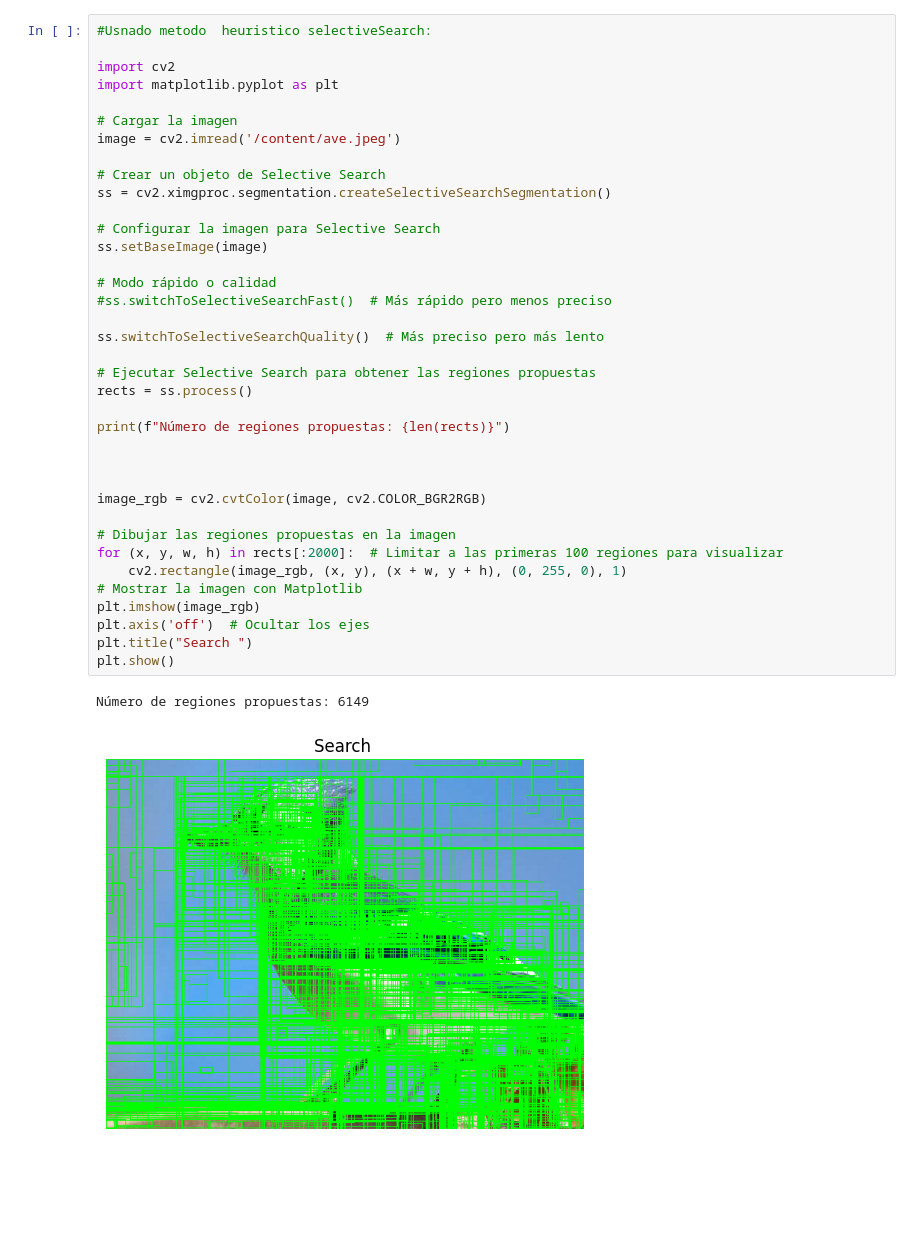
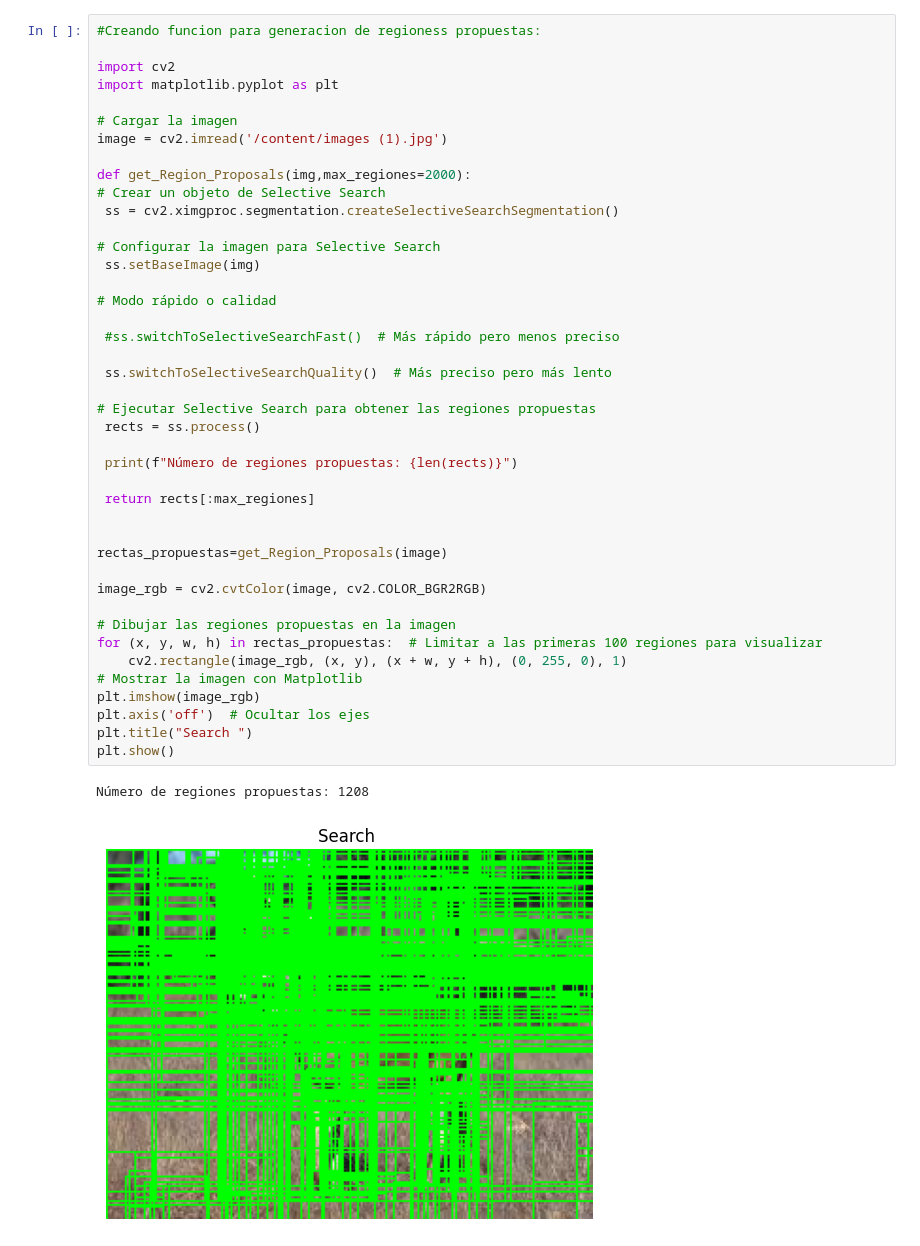
Before and after one commit to JuniorHZ19/CNN-PARA-DETECION-DE-OBJETOS, a Jupyter notebook: Regiones_Propuestas.ipynb, the cells around one changed output. Cells and saved outputs as stored; diff of their text form; blank space fills up the shorter version.

```diff
--- a/Regiones_Propuestas.ipynb
+++ b/Regiones_Propuestas.ipynb
@@ -26,40 +28,45 @@ Successfully installed opencv-contrib-python-4.10.0.84
 # %%
-#Usnado metodo  heuristico selectiveSearch:
+#Creando funcion para generacion de regioness propuestas:
 
 import cv2
 import matplotlib.pyplot as plt
 
 # Cargar la imagen
-image = cv2.imread('/content/ave.jpeg')
+image = cv2.imread('/content/images (1).jpg')
 
+def get_Region_Proposals(img,max_regiones=2000):
 # Crear un objeto de Selective Search
-ss = cv2.ximgproc.segmentation.createSelectiveSearchSegmentation()
+ ss = cv2.ximgproc.segmentation.createSelectiveSearchSegmentation()
 
 # Configurar la imagen para Selective Search
-ss.setBaseImage(image)
+ ss.setBaseImage(img)
 
 # Modo rápido o calidad
-#ss.switchToSelectiveSearchFast()  # Más rápido pero menos preciso
 
-ss.switchToSelectiveSearchQuality()  # Más preciso pero más lento
+ #ss.switchToSelectiveSearchFast()  # Más rápido pero menos preciso
+
+ ss.switchToSelectiveSearchQuality()  # Más preciso pero más lento
 
 # Ejecutar Selective Search para obtener las regiones propuestas
-rects = ss.process()
+ rects = ss.process()
 
-print(f"Número de regiones propuestas: {len(rects)}")
+ print(f"Número de regiones propuestas: {len(rects)}")
+
+ return rects[:max_regiones]
 
 
+rectas_propuestas=get_Region_Proposals(image)
 
 image_rgb = cv2.cvtColor(image, cv2.COLOR_BGR2RGB)
 
 # Dibujar las regiones propuestas en la imagen
-for (x, y, w, h) in rects[:2000]:  # Limitar a las primeras 100 regiones para visualizar
+for (x, y, w, h) in rectas_propuestas:  # Limitar a las primeras 100 regiones para visualizar
     cv2.rectangle(image_rgb, (x, y), (x + w, y + h), (0, 255, 0), 1)
 # Mostrar la imagen con Matplotlib
 plt.imshow(image_rgb)
 plt.axis('off')  # Ocultar los ejes
 plt.title("Search ")
 plt.show()
 # %% [output]
-Número de regiones propuestas: 6149
+Número de regiones propuestas: 1208
-[figure, old version]
+[figure, new version]
```
Also changed, not shown: parts of 4 cells of this notebook.
